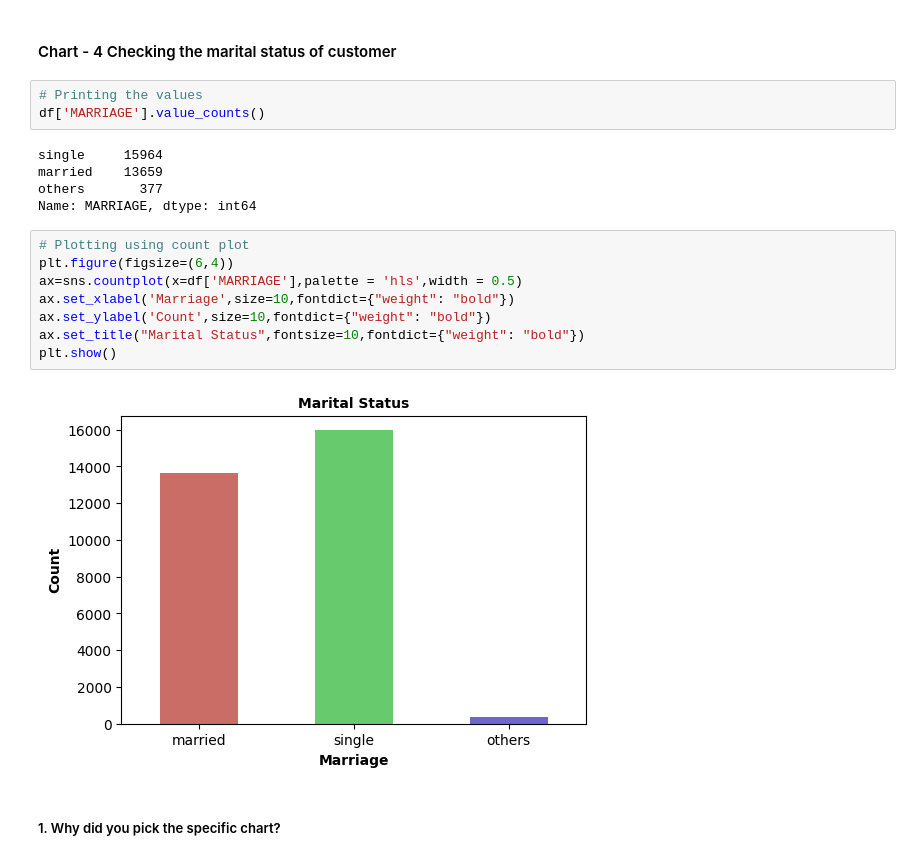
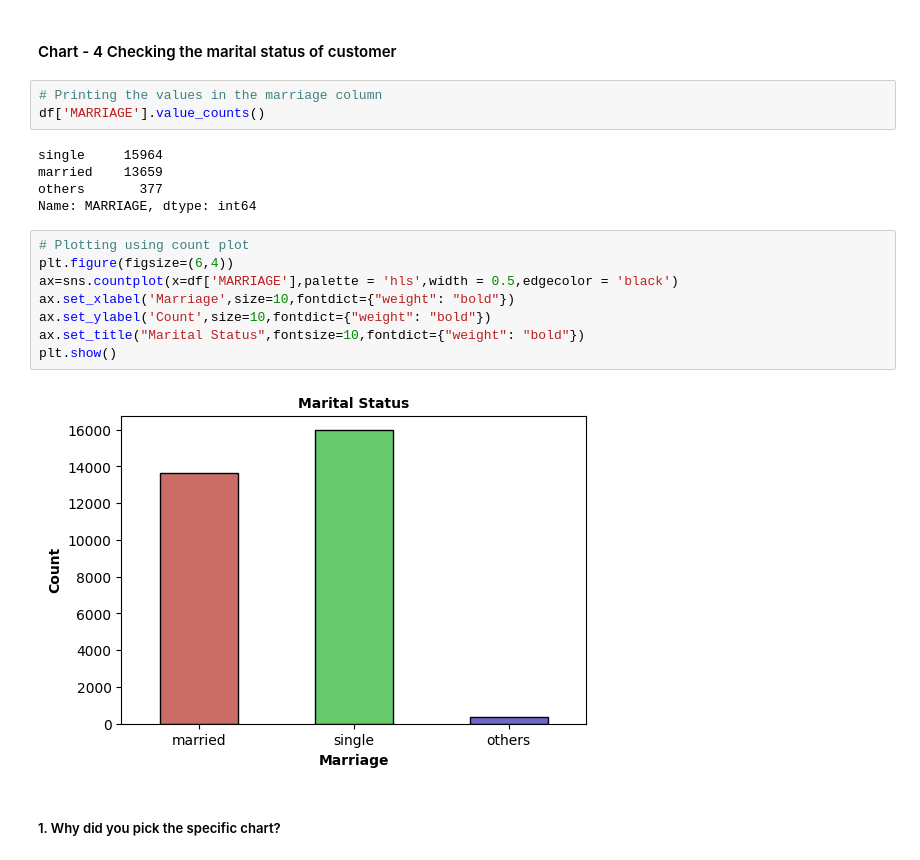
Before and after one commit to theuttammishra/Classification-Capstone, a Jupyter notebook: Credit_card_default_prediction.ipynb, the cells around one changed output. Cells and saved outputs as stored; diff of their text form.

```diff
--- a/Credit_card_default_prediction.ipynb
+++ b/Credit_card_default_prediction.ipynb
@@ -479,7 +488,7 @@ If the number of people who are default prone is high, the company may move towa
 # %% [markdown]
 #### Chart - 4 Checking the marital status of customer
 # %%
-# Printing the values
+# Printing the values in the marriage column
 df['MARRIAGE'].value_counts()
 # %% [output]
 single     15964
@@ -489,13 +498,13 @@ Name: MARRIAGE, dtype: int64
 # %%
 # Plotting using count plot
 plt.figure(figsize=(6,4))
-ax=sns.countplot(x=df['MARRIAGE'],palette = 'hls',width = 0.5)
+ax=sns.countplot(x=df['MARRIAGE'],palette = 'hls',width = 0.5,edgecolor = 'black')
 ax.set_xlabel('Marriage',size=10,fontdict={"weight": "bold"})
 ax.set_ylabel('Count',size=10,fontdict={"weight": "bold"})
 ax.set_title("Marital Status",fontsize=10,fontdict={"weight": "bold"})
 plt.show()
 # %% [output]
-[figure, old version]
+[figure, new version]
 # %% [markdown]
 ##### 1. Why did you pick the specific chart?
 # %% [markdown]
```
Also changed, not shown: parts of 58 cells of this notebook.
